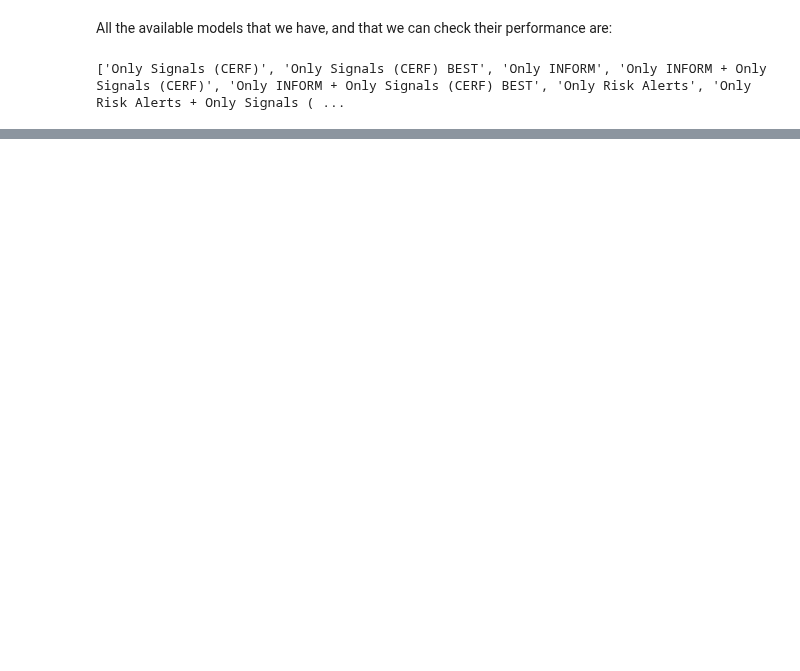
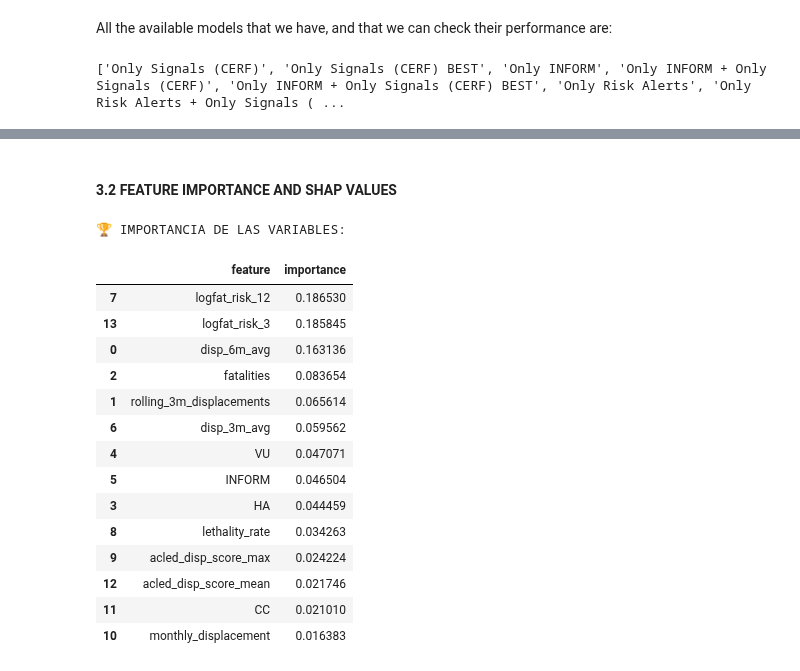
Before and after one commit to gallagelpi/Master_thesis, a Jupyter notebook: pipeline/results.ipynb, the cells around one changed output, grey strips where cells are left out. Saved outputs shown, nothing was run; the diff lists cells and outputs as text; code cells hidden in the pictures; blank space fills up the shorter version.

```diff
--- a/pipeline/results.ipynb
+++ b/pipeline/results.ipynb
@@ -193,0 +448,27 @@ hard_onset_signal    0.041411
+# %% [markdown]
+#### 3.2 FEATURE IMPORTANCE AND SHAP VALUES
+# %%
+df_importance = pd.DataFrame({
+    'feature': X.columns,
+    'importance': model_final.feature_importances_
+}).sort_values(by='importance', ascending=False)
+
+print("🏆 IMPORTANCIA DE LAS VARIABLES:")
+display(df_importance)
+# %% [output]
+🏆 IMPORTANCIA DE LAS VARIABLES:
+|  | feature | importance |
+| 7 | logfat_risk_12 | 0.186530 |
+| 13 | logfat_risk_3 | 0.185845 |
+| 0 | disp_6m_avg | 0.163136 |
+| 2 | fatalities | 0.083654 |
+| 1 | rolling_3m_displacements | 0.065614 |
+| 6 | disp_3m_avg | 0.059562 |
+| 4 | VU | 0.047071 |
+| 5 | INFORM | 0.046504 |
+| 3 | HA | 0.044459 |
+| 8 | lethality_rate | 0.034263 |
+| 9 | acled_disp_score_max | 0.024224 |
+| 12 | acled_disp_score_mean | 0.021746 |
+| 11 | CC | 0.021010 |
+| 10 | monthly_displacement | 0.016383 |
```
Also changed, not shown: parts of 13 cells of this notebook, 3 other files.
